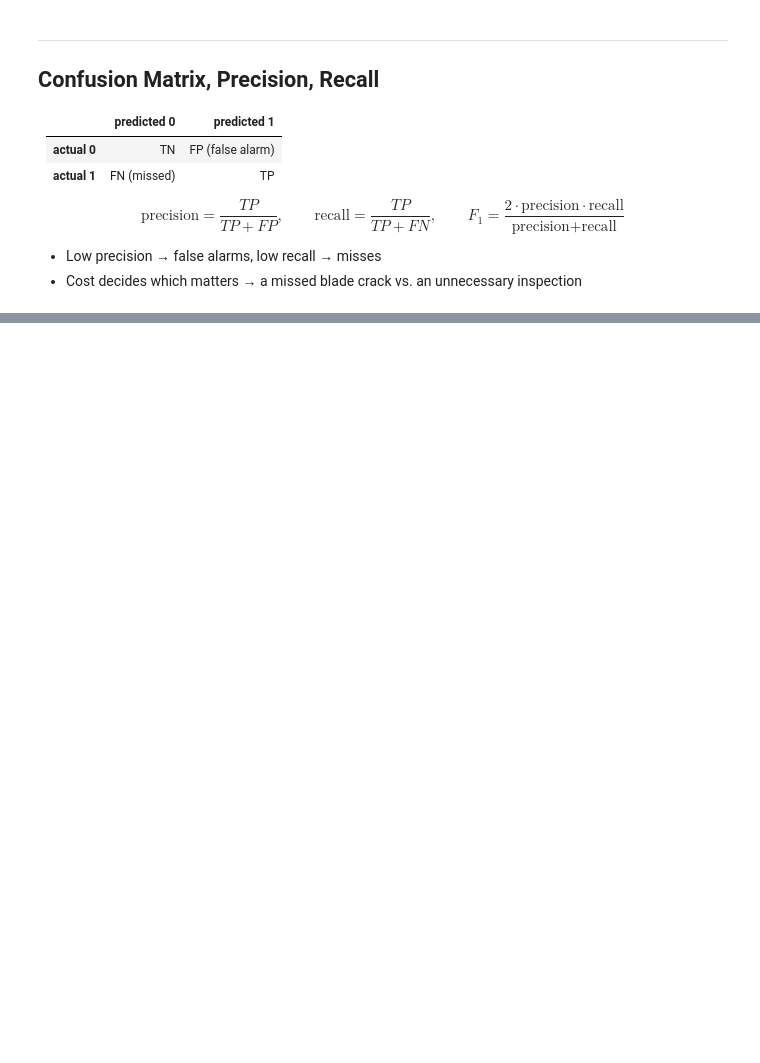
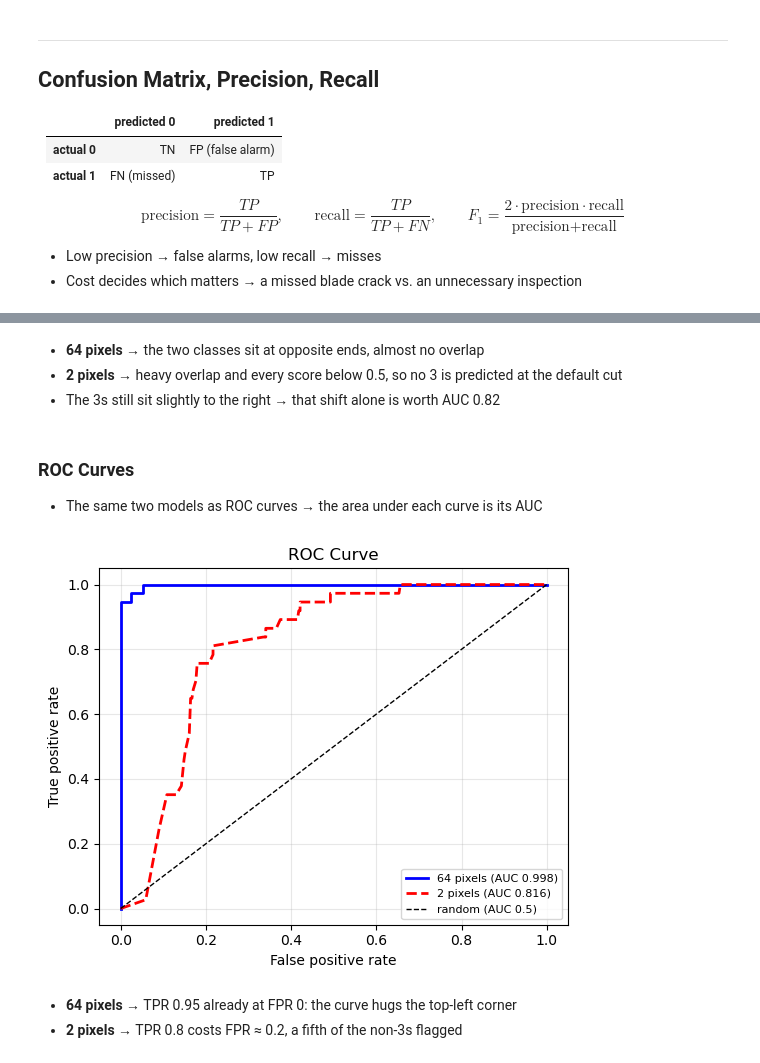
Before and after one commit to jongmoonha/AI-ME-Practice, a Jupyter notebook: Practice04_ML_General_Tips.ipynb, the cells around one changed output, grey strips where cells are left out. Saved outputs shown, nothing was run; the diff lists cells and outputs as text; code cells hidden in the pictures; blank space fills up the shorter version.

```diff
--- a/Practice04_ML_General_Tips.ipynb
+++ b/Practice04_ML_General_Tips.ipynb
@@ -512,0 +214,28 @@ display(pd.DataFrame(rows).round(1))
+# %% [markdown]
+- **64 pixels** → the two classes sit at opposite ends, almost no overlap
+- **2 pixels** → heavy overlap and every score below 0.5, so no 3 is predicted at the default cut
+- The 3s still sit slightly to the right → that shift alone is worth AUC 0.82
+# %% [markdown]
+### ROC Curves
+
+- The same two models as ROC curves → the area under each curve is its AUC
+# %%
+fpr_2px, tpr_2px, thresholds_2px = roc_curve(y_test, score_2px)
+
+fig, ax = plt.subplots(figsize=(5.5, 4.5))
+ax.plot(fpr, tpr, 'b-', linewidth=2, label=f'64 pixels (AUC {auc:.3f})')
+ax.plot(fpr_2px, tpr_2px, 'r--', linewidth=2,
+        label=f'2 pixels (AUC {auc_2px:.3f})')
+ax.plot([0, 1], [0, 1], 'k--', linewidth=1, label='random (AUC 0.5)')
+ax.set_xlabel('False positive rate')
+ax.set_ylabel('True positive rate')
+ax.set_title('ROC Curve')
+ax.legend(fontsize=8, loc='lower right')
+ax.grid(alpha=0.3)
+plt.tight_layout()
+plt.show()
+# %% [output]
+[figure, added]
+# %% [markdown]
+- **64 pixels** → TPR 0.95 already at FPR 0: the curve hugs the top-left corner
+- **2 pixels** → TPR 0.8 costs FPR ≈ 0.2, a fifth of the non-3s flagged
```
Also changed, not shown: parts of 81 cells of this notebook, 1 other file.
